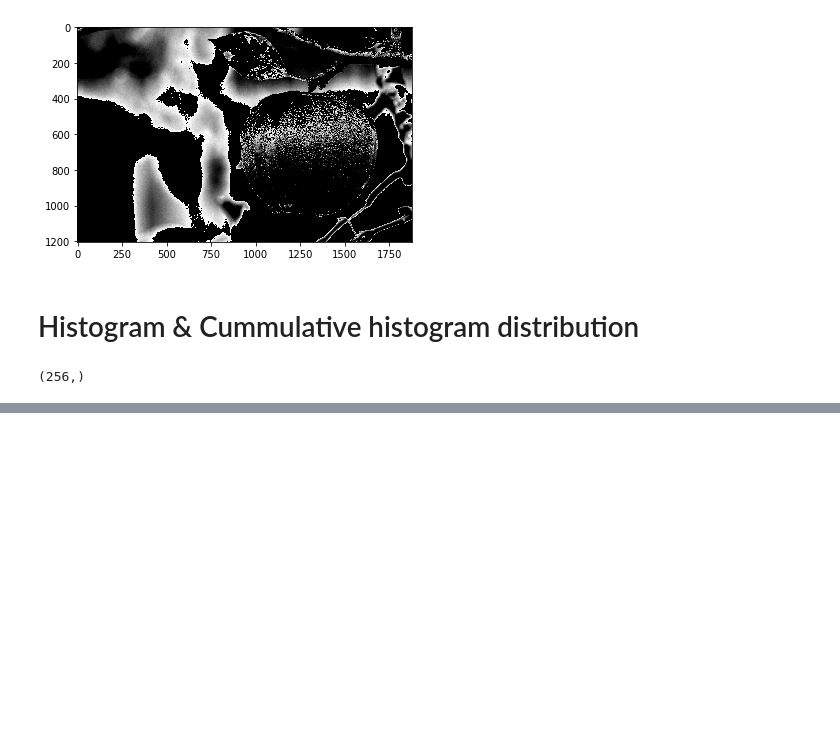
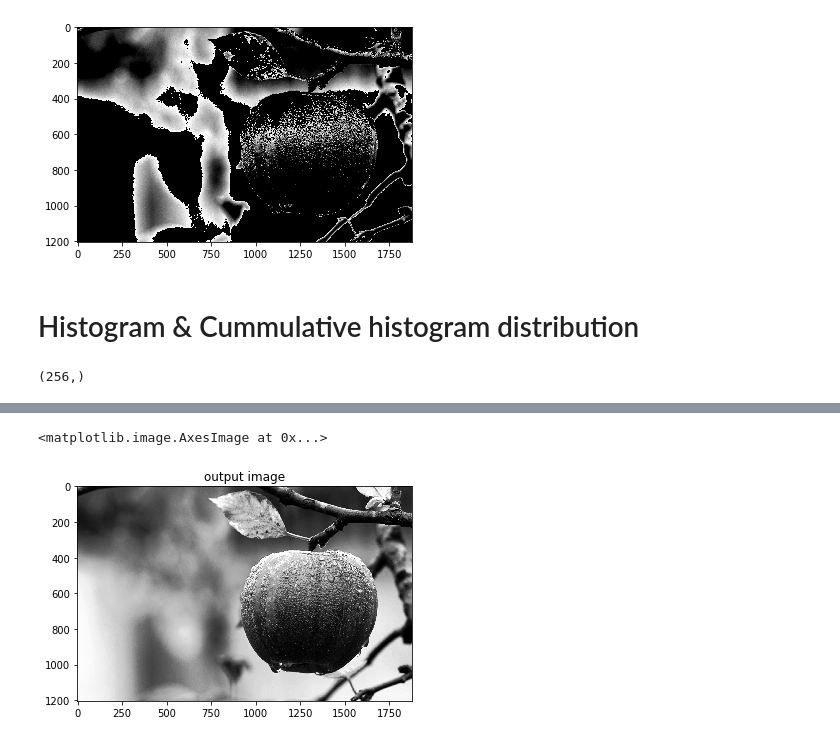
Before and after one commit to Dinesh-Adhithya-H/Digital-Image-Processing, a Jupyter notebook: Python/Digital Image Processing_1.ipynb, the cells around one changed output, grey strips where cells are left out. Cells and saved outputs as stored; diff of their text form; code cells hidden in the pictures; blank space fills up the shorter version.

```diff
--- a/Python/Digital Image Processing_1.ipynb
+++ b/Python/Digital Image Processing_1.ipynb
@@ -114,0 +115,19 @@ plt.bar(x,cdf)
+# %%
+def imhisteq(img):
+    h,w=img.shape
+    hist1=hist(img)
+    cdf=np.zeros((256))
+    cdf[0]=hist1[0]
+    for i in range(1,len(hist1)):
+        cdf[i]=cdf[i-1]+hist1[i]
+    hist1=hist1/(h*w)
+    cdf=cdf*255/(h*w)
+    return hist1,cdf
+# %%
+def transformation(img,tx):
+    w,h=img.shape
+    new_img=np.zeros(img.shape)
+    for i in range(w):
+        for j in range(h):
+            new_img[i][j]=int(tx[img[i][j]])
+    return new_img
@@ -114,0 +140,2 @@ plt.bar(x,cdf)
+# %%
+hcimage=transformation(gray,cdf)
@@ -114,0 +148,6 @@ plt.bar(x,cdf)
+# %%
+plt.title("output image")
+plt.imshow(hcimage,cmap="gray")
+# %% [output]
+<matplotlib.image.AxesImage at 0x...>
+[figure, added]
```
Also changed, not shown: parts of 15 cells of this notebook.
